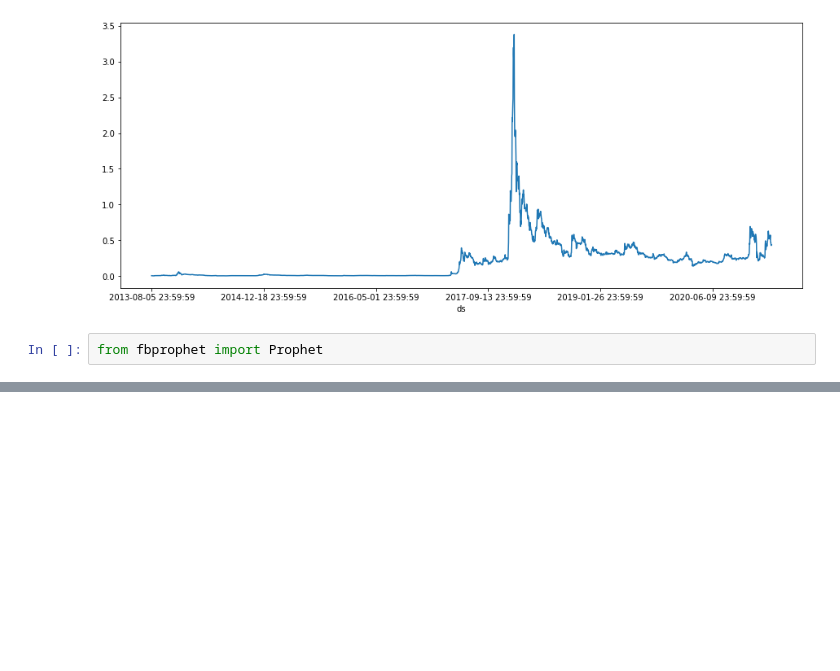
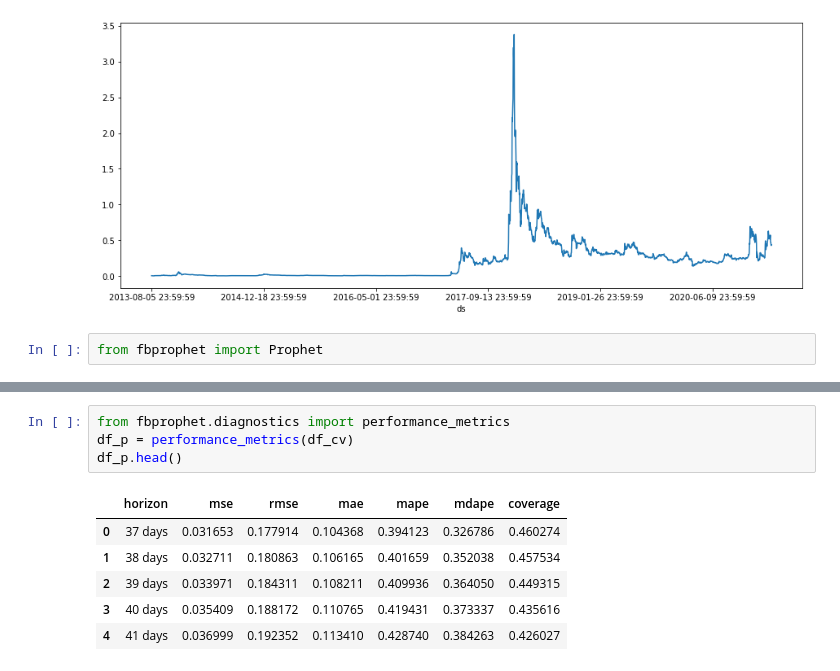
Before and after one commit to samuzaffar99/Crypto-Price-Pred, a Jupyter notebook: XRP_prophet.ipynb, the cells around one changed output, grey strips where cells are left out. Cells and saved outputs as stored; diff of their text form; blank space fills up the shorter version.

```diff
--- a/XRP_prophet.ipynb
+++ b/XRP_prophet.ipynb
@@ -74,0 +97,11 @@ fig2 = m.plot_components(forecast)
+# %%
+from fbprophet.diagnostics import performance_metrics
+df_p = performance_metrics(df_cv)
+df_p.head()
+# %% [output]
+|  | horizon | mse | rmse | mae | mape | mdape | coverage |
+| 0 | 37 days | 0.031653 | 0.177914 | 0.104368 | 0.394123 | 0.326786 | 0.460274 |
+| 1 | 38 days | 0.032711 | 0.180863 | 0.106165 | 0.401659 | 0.352038 | 0.457534 |
+| 2 | 39 days | 0.033971 | 0.184311 | 0.108211 | 0.409936 | 0.364050 | 0.449315 |
+| 3 | 40 days | 0.035409 | 0.188172 | 0.110765 | 0.419431 | 0.373337 | 0.435616 |
+| 4 | 41 days | 0.036999 | 0.192352 | 0.113410 | 0.428740 | 0.384263 | 0.426027 |
```
Also changed, not shown: parts of 9 cells of this notebook.
